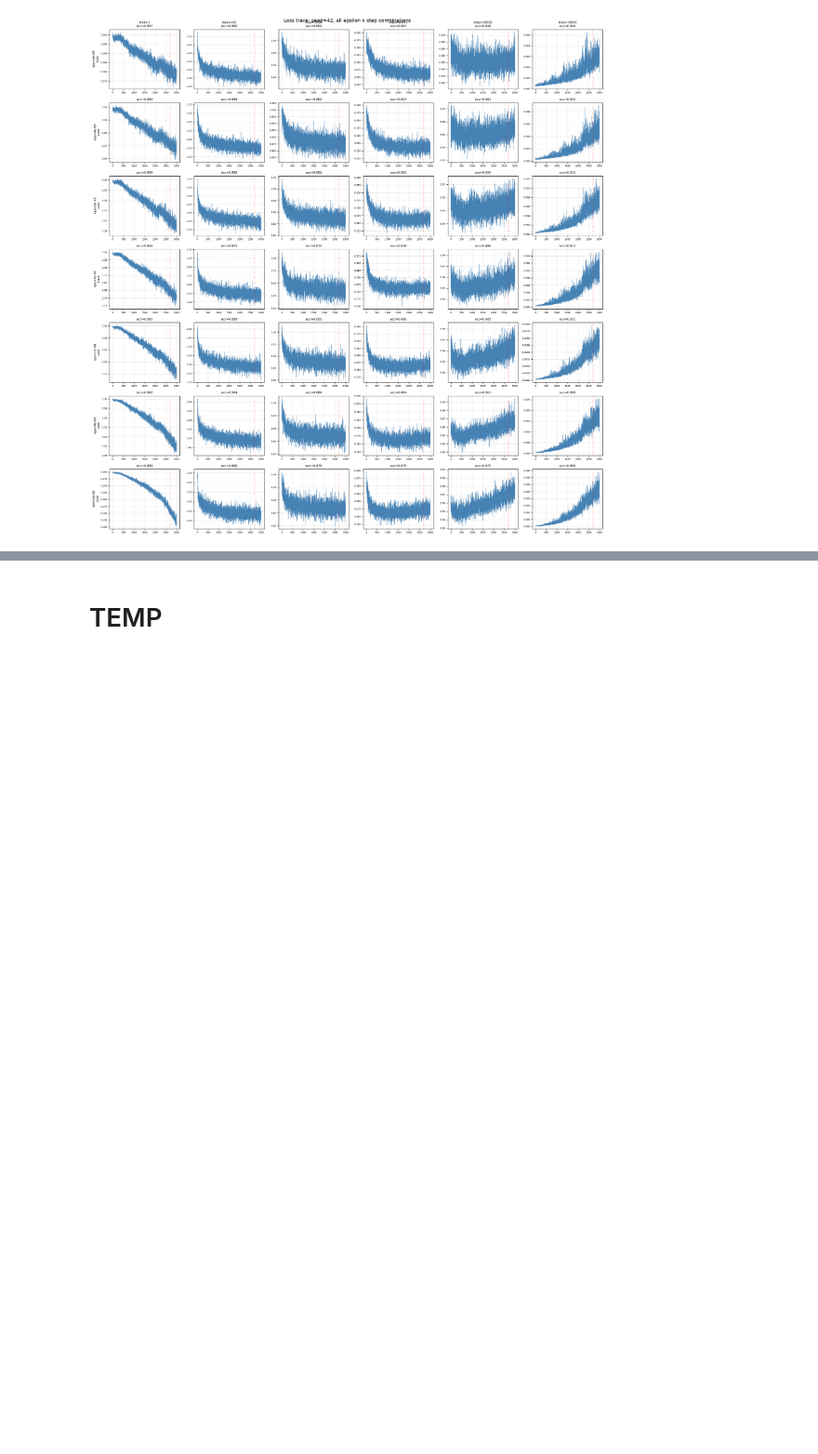
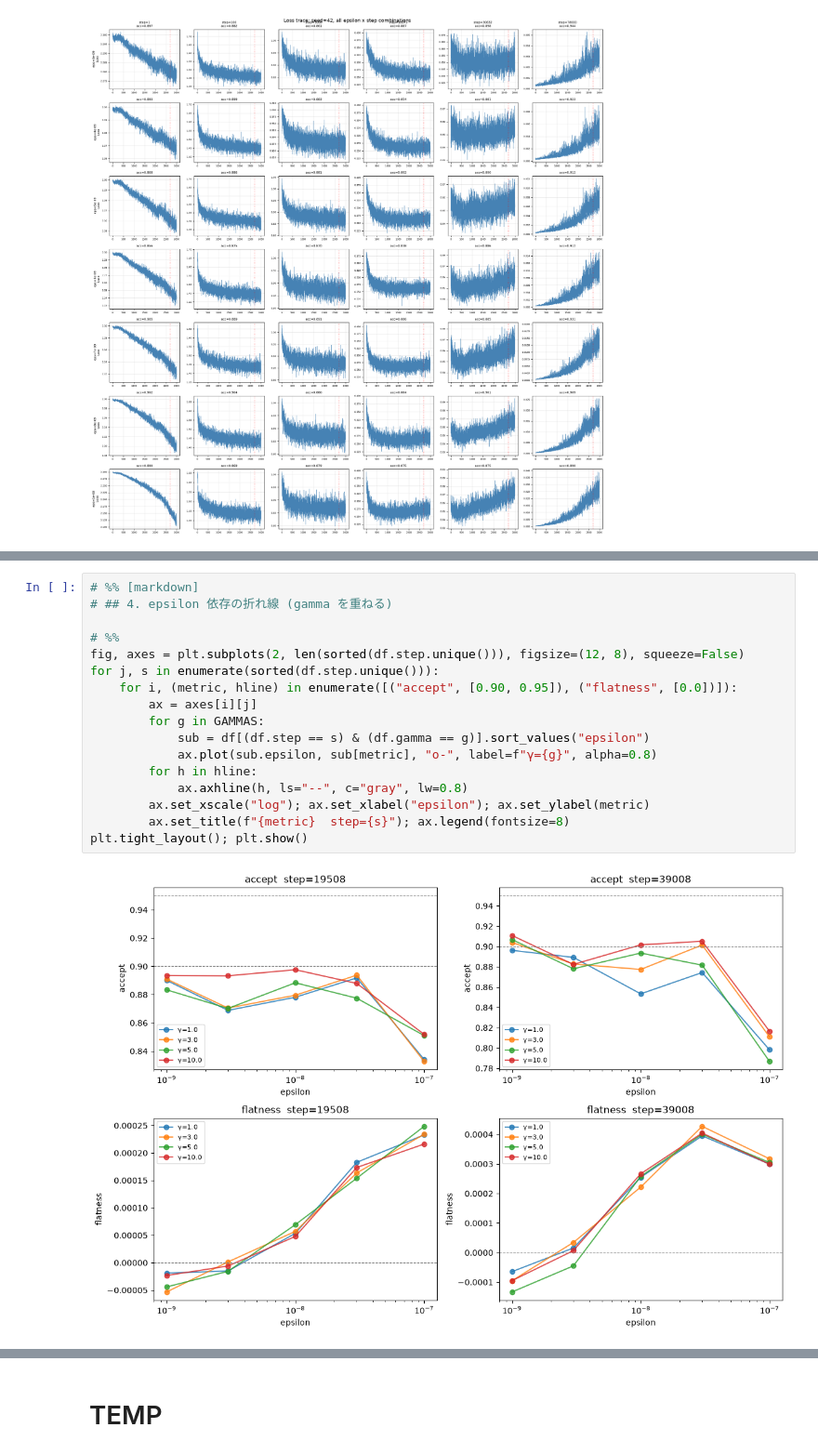
Before and after one commit to shiryu-nakano/dsb-llc-reproduction, a Jupyter notebook: plots2.ipynb, the cells around one changed output, grey strips where cells are left out. Shown at 93% size. Saved outputs shown, nothing was run; the diff lists cells and outputs as text; blank space fills up the shorter version.

```diff
--- a/plots2.ipynb
+++ b/plots2.ipynb
@@ -473,0 +581,19 @@ plt.show()
+# %%
+# %% [markdown]
+# ## 4. epsilon 依存の折れ線 (gamma を重ねる)
+
+# %%
+fig, axes = plt.subplots(2, len(sorted(df.step.unique())), figsize=(12, 8), squeeze=False)
+for j, s in enumerate(sorted(df.step.unique())):
+    for i, (metric, hline) in enumerate([("accept", [0.90, 0.95]), ("flatness", [0.0])]):
+        ax = axes[i][j]
+        for g in GAMMAS:
+            sub = df[(df.step == s) & (df.gamma == g)].sort_values("epsilon")
+            ax.plot(sub.epsilon, sub[metric], "o-", label=f"γ={g}", alpha=0.8)
+        for h in hline:
+            ax.axhline(h, ls="--", c="gray", lw=0.8)
+        ax.set_xscale("log"); ax.set_xlabel("epsilon"); ax.set_ylabel(metric)
+        ax.set_title(f"{metric}  step={s}"); ax.legend(fontsize=8)
+plt.tight_layout(); plt.show()
+# %% [output]
+[figure, added]
```
Also changed, not shown: parts of 6 cells of this notebook.
